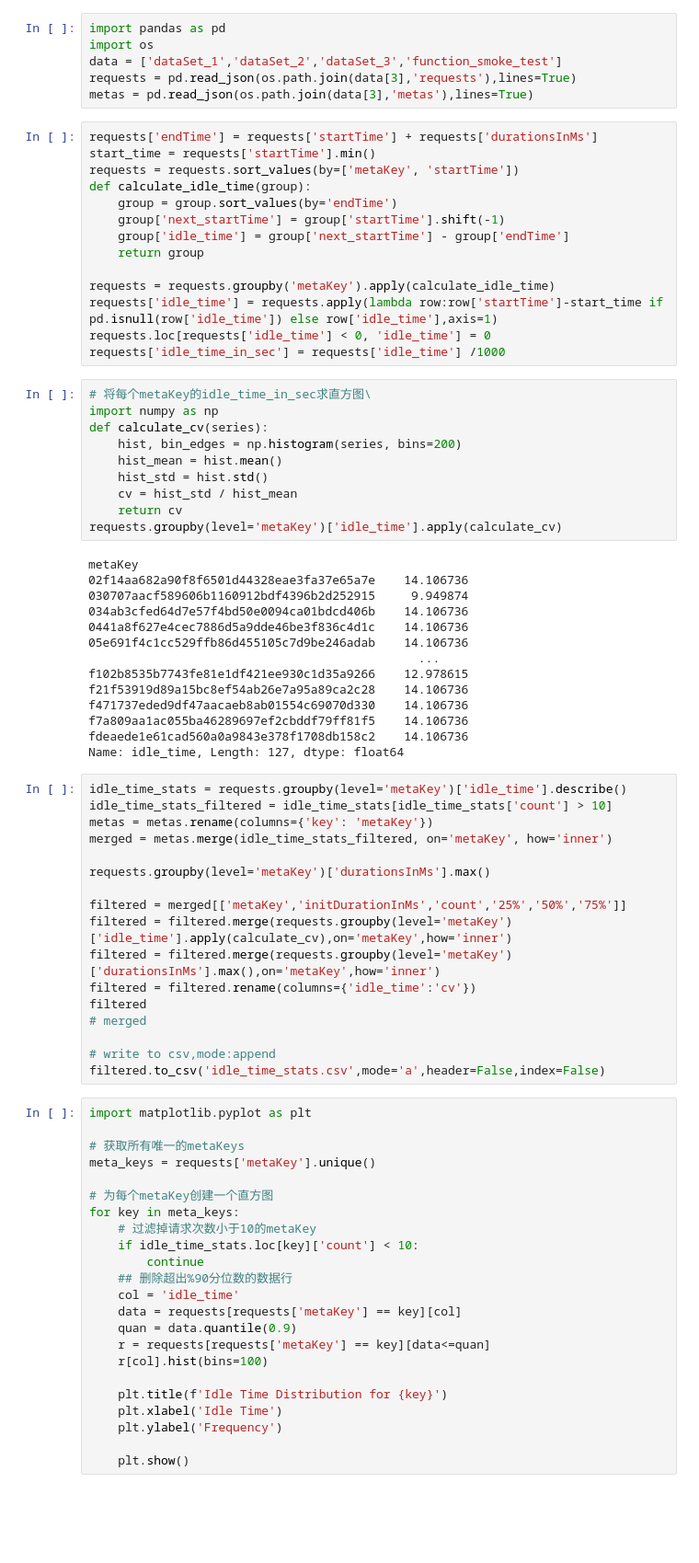
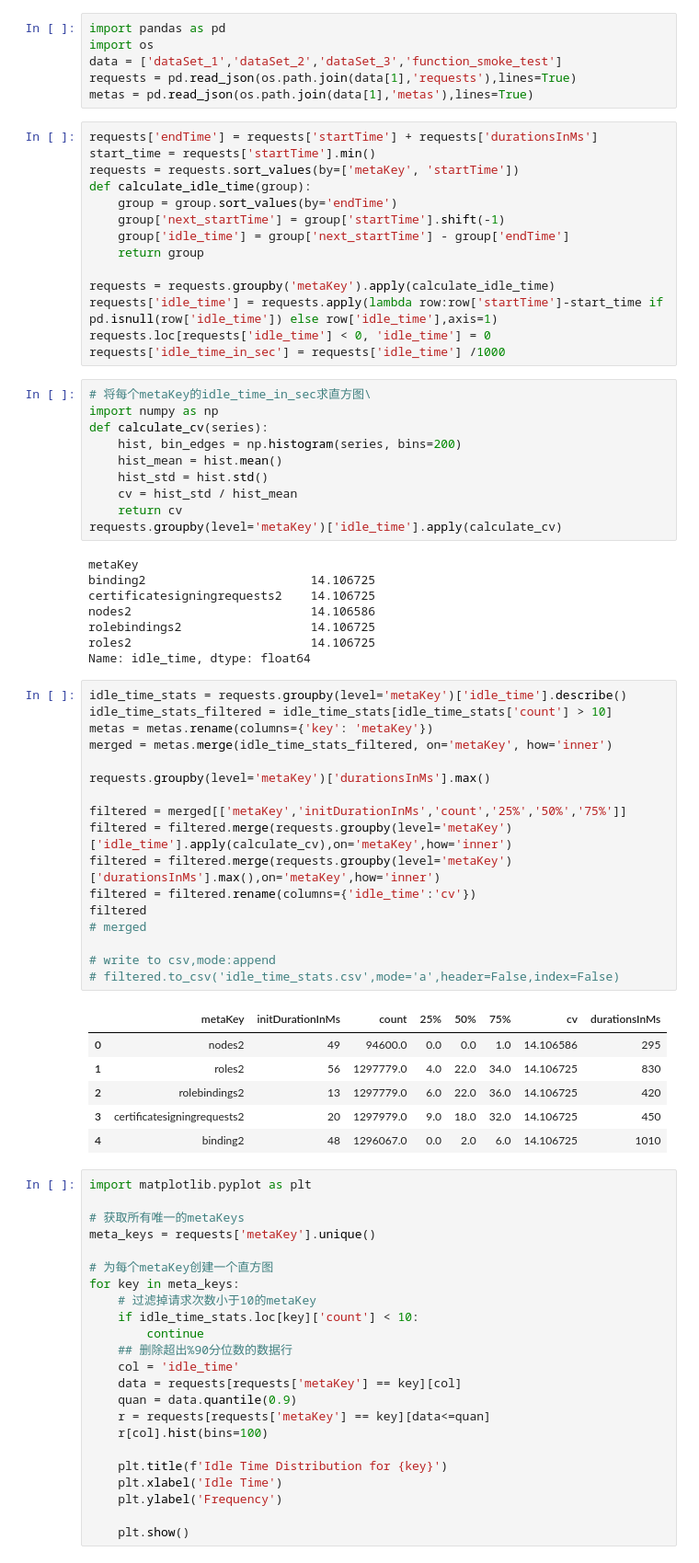
Before and after one commit to yi-ge-dian/scaler, a Jupyter notebook: data/data_training/analysis.ipynb, the cells around one changed output. Shown at 92% size. Saved outputs shown, nothing was run; the diff lists cells and outputs as text; blank space fills up the shorter version.

```diff
--- a/data/data_training/analysis.ipynb
+++ b/data/data_training/analysis.ipynb
@@ -2,8 +2,8 @@
 import pandas as pd
 import os
 data = ['dataSet_1','dataSet_2','dataSet_3','function_smoke_test']
-requests = pd.read_json(os.path.join(data[3],'requests'),lines=True)
-metas = pd.read_json(os.path.join(data[3],'metas'),lines=True)
+requests = pd.read_json(os.path.join(data[1],'requests'),lines=True)
+metas = pd.read_json(os.path.join(data[1],'metas'),lines=True)
 # %%
 requests['endTime'] = requests['startTime'] + requests['durationsInMs']
 start_time = requests['startTime'].min()
@@ -30,35 +30,36 @@ def calculate_cv(series):
 requests.groupby(level='metaKey')['idle_time'].apply(calculate_cv)
 # %% [output]
 metaKey
-02f14aa682a90f8f6501d44328eae3fa37e65a7e    14.106736
-030707aacf589606b1160912bdf4396b2d252915     9.949874
-034ab3cfed64d7e57f4bd50e0094ca01bdcd406b    14.106736
-0441a8f627e4cec7886d5a9dde46be3f836c4d1c    14.106736
-05e691f4c1cc529ffb86d455105c7d9be246adab    14.106736
-                                              ...
-f102b8535b7743fe81e1df421ee930c1d35a9266    12.978615
-f21f53919d89a15bc8ef54ab26e7a95a89ca2c28    14.106736
-f471737eded9df47aacaeb8ab01554c69070d330    14.106736
-f7a809aa1ac055ba46289697ef2cbddf79ff81f5    14.106736
-fdeaede1e61cad560a0a9843e378f1708db158c2    14.106736
-Name: idle_time, Length: 127, dtype: float64
+binding2                       14.106725
+certificatesigningrequests2    14.106725
+nodes2                         14.106586
+rolebindings2                  14.106725
+roles2                         14.106725
+Name: idle_time, dtype: float64
 # %%
 idle_time_stats = requests.groupby(level='metaKey')['idle_time'].describe()
 idle_time_stats_filtered = idle_time_stats[idle_time_stats['count'] > 10]
 metas = metas.rename(columns={'key': 'metaKey'})
 merged = metas.merge(idle_time_stats_filtered, on='metaKey', how='inner')
 
 requests.groupby(level='metaKey')['durationsInMs'].max()
 
 filtered = merged[['metaKey','initDurationInMs','count','25%','50%','75%']]
 filtered = filtered.merge(requests.groupby(level='metaKey')['idle_time'].apply(calculate_cv),on='metaKey',how='inner')
 filtered = filtered.merge(requests.groupby(level='metaKey')['durationsInMs'].max(),on='metaKey',how='inner')
 filtered = filtered.rename(columns={'idle_time':'cv'})
 filtered
 # merged
 
 # write to csv,mode:append
-filtered.to_csv('idle_time_stats.csv',mode='a',header=False,index=False)
+# filtered.to_csv('idle_time_stats.csv',mode='a',header=False,index=False)
+# %% [output]
+|  | metaKey | initDurationInMs | count | 25% | 50% | 75% | cv | durationsInMs |
+| 0 | nodes2 | 49 | 94600.0 | 0.0 | 0.0 | 1.0 | 14.106586 | 295 |
+| 1 | roles2 | 56 | 1297779.0 | 4.0 | 22.0 | 34.0 | 14.106725 | 830 |
+| 2 | rolebindings2 | 13 | 1297779.0 | 6.0 | 22.0 | 36.0 | 14.106725 | 420 |
+| 3 | certificatesigningrequests2 | 20 | 1297979.0 | 9.0 | 18.0 | 32.0 | 14.106725 | 450 |
+| 4 | binding2 | 48 | 1296067.0 | 0.0 | 2.0 | 6.0 | 14.106725 | 1010 |
 # %%
 import matplotlib.pyplot as plt
 
```
Also changed, not shown: 5 other files.
